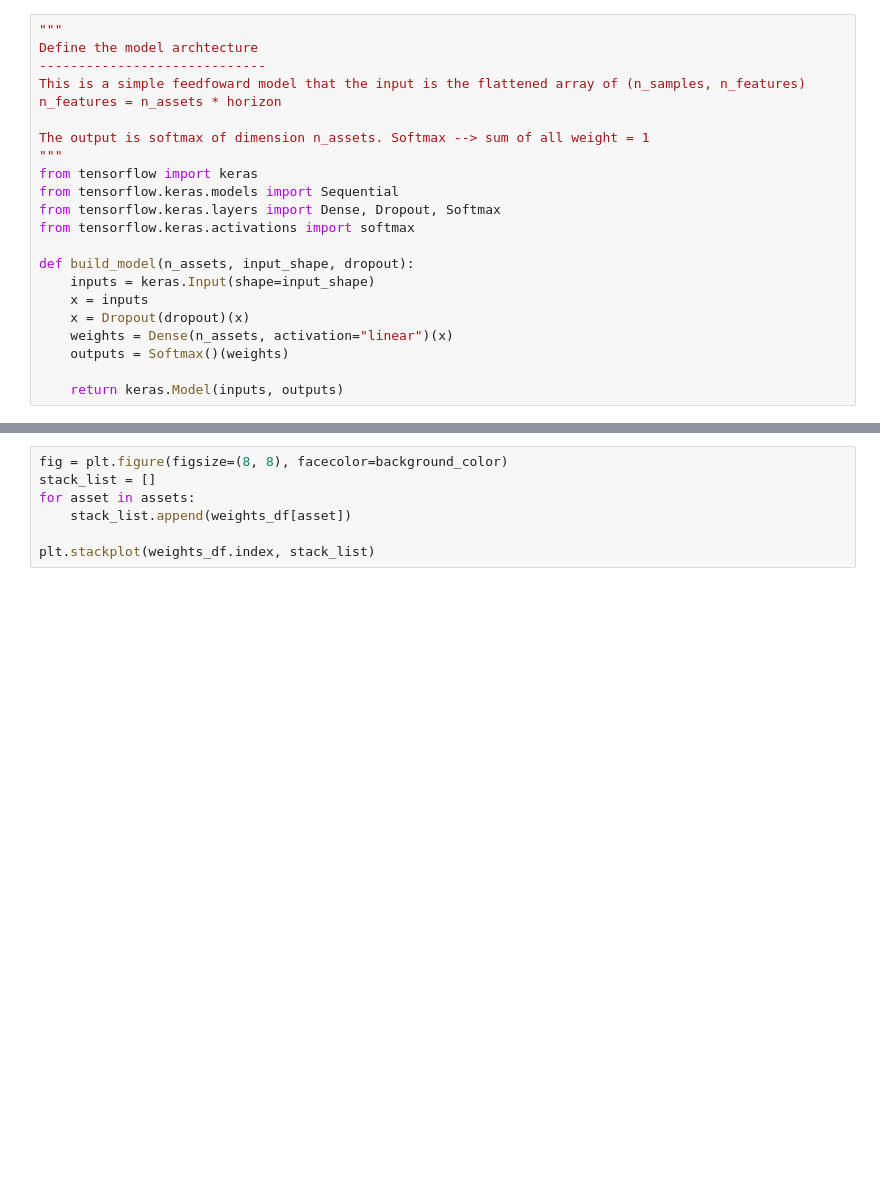
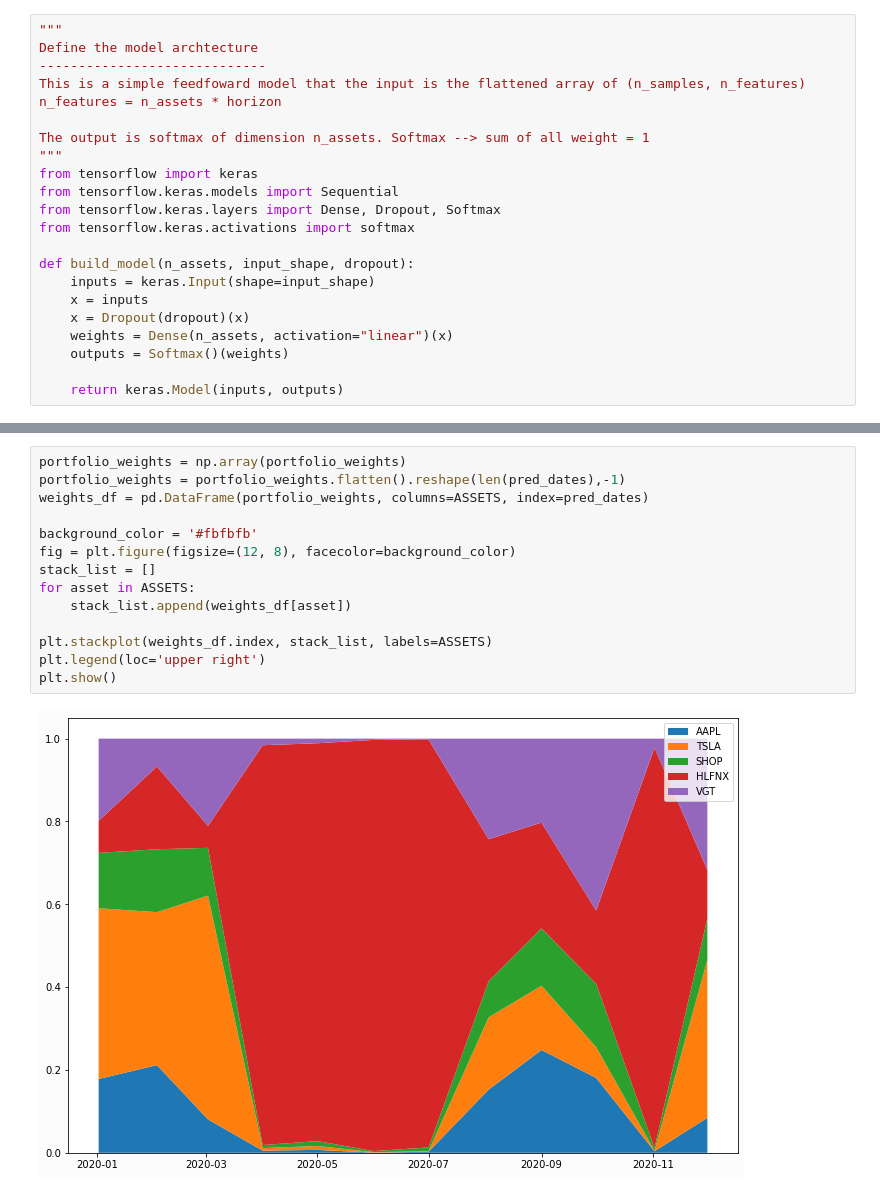
Before and after one commit to punnc/deepdow_poc, a Jupyter notebook: port_opt_poc.ipynb, the cells around one changed output, grey strips where cells are left out. Saved outputs shown, nothing was run; the diff lists cells and outputs as text; blank space fills up the shorter version.

```diff
--- a/port_opt_poc.ipynb
+++ b/port_opt_poc.ipynb
@@ -389,7 +388,16 @@ Epoch 00108: early stopping
 # %%
-fig = plt.figure(figsize=(8, 8), facecolor=background_color)
+portfolio_weights = np.array(portfolio_weights)
+portfolio_weights = portfolio_weights.flatten().reshape(len(pred_dates),-1)
+weights_df = pd.DataFrame(portfolio_weights, columns=ASSETS, index=pred_dates)
+
+background_color = '#fbfbfb'
+fig = plt.figure(figsize=(12, 8), facecolor=background_color)
 stack_list = []
-for asset in assets:
+for asset in ASSETS:
     stack_list.append(weights_df[asset])
 
-plt.stackplot(weights_df.index, stack_list)
+plt.stackplot(weights_df.index, stack_list, labels=ASSETS)
+plt.legend(loc='upper right')
+plt.show()
+# %% [output]
+[figure, added]
```
Also changed, not shown: parts of 1 cell of this notebook.
